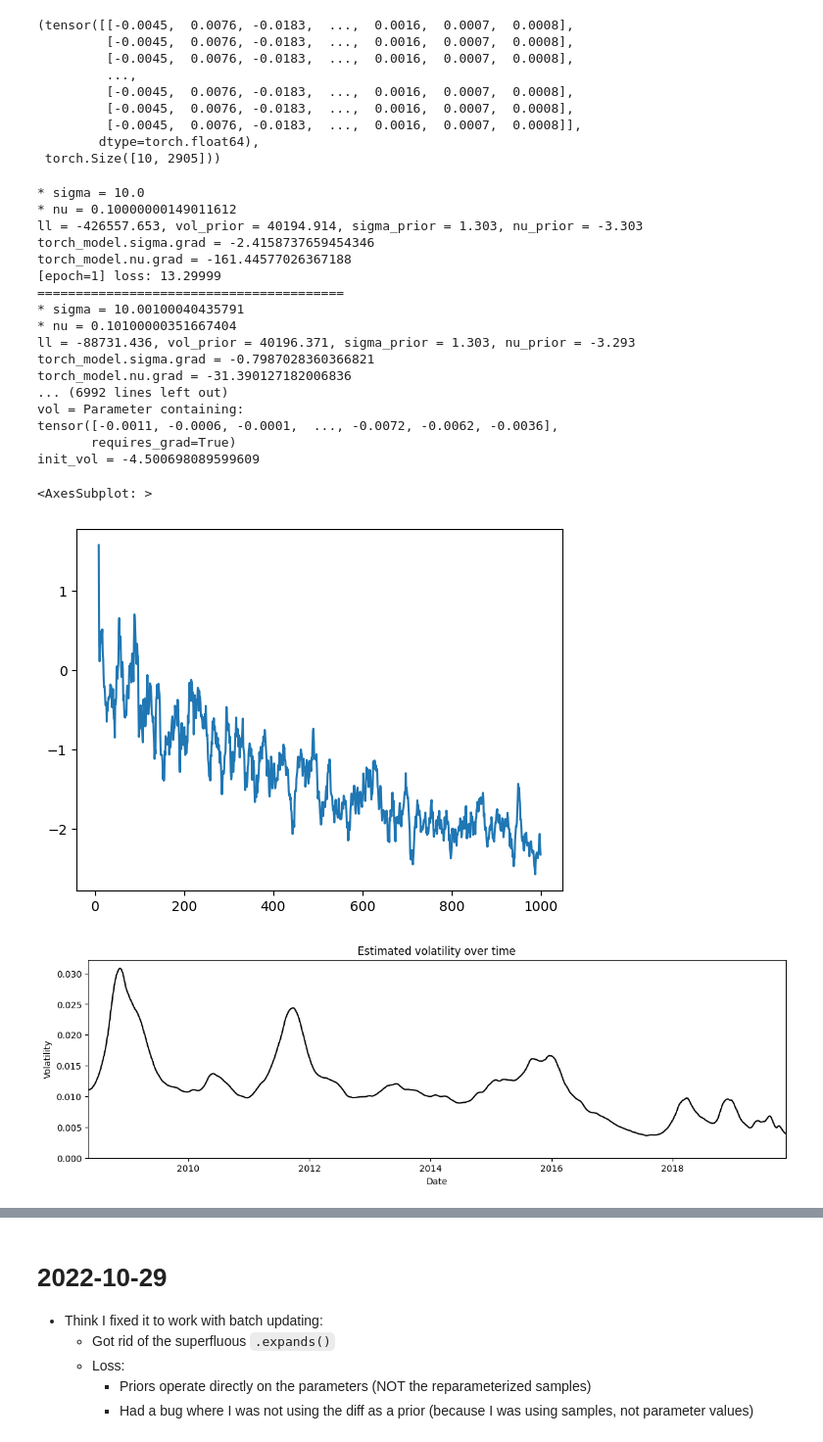
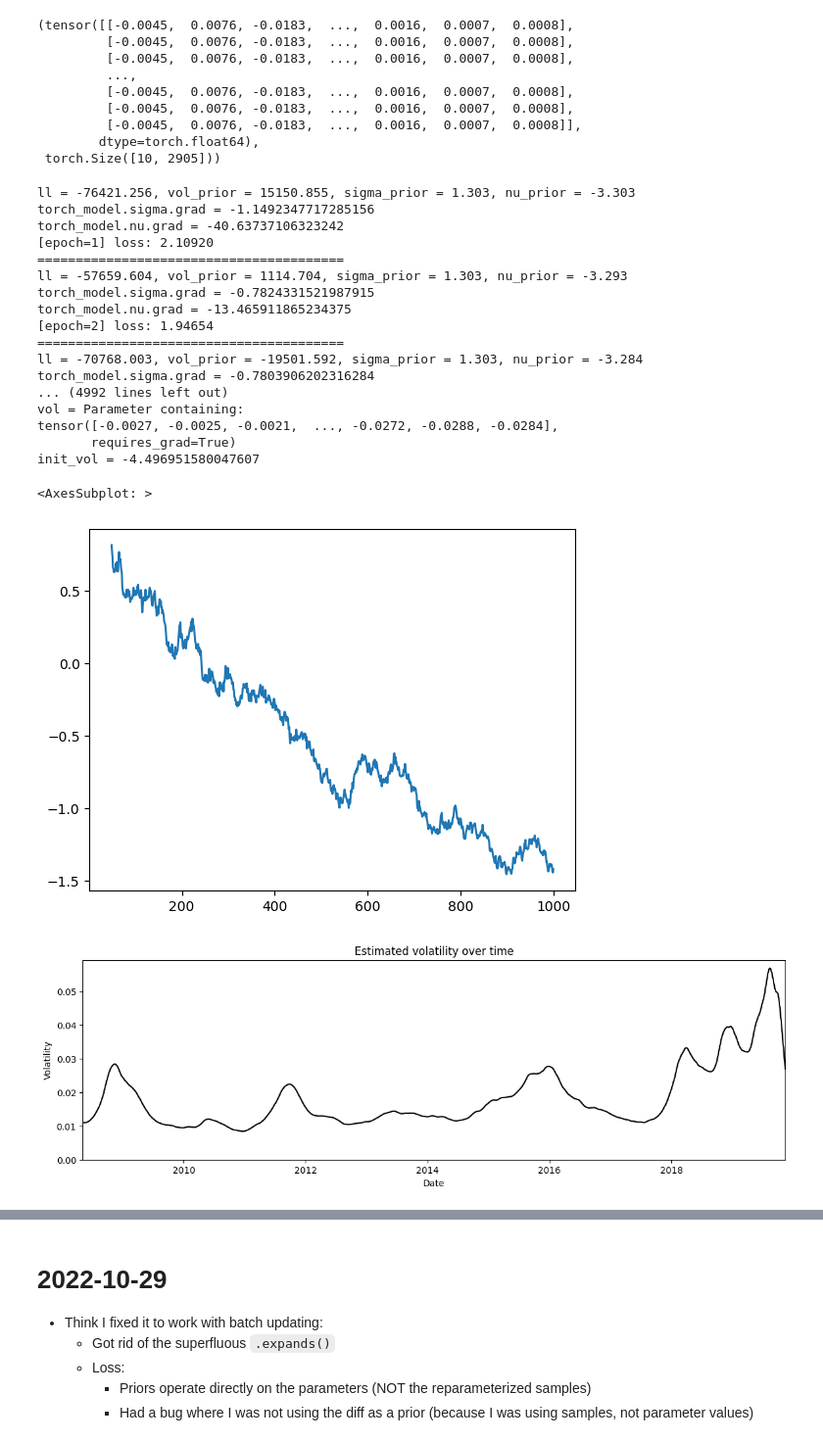
Before and after one commit to bjlkeng/sandbox, a Jupyter notebook: stochastic_langevin/stochastic_volatility.ipynb, the cells around one changed output, grey strips where cells are left out. Shown at 98% size. Drawn from its saved outputs; the diff is of its cells as text; code cells hidden in the pictures.

```diff
--- a/stochastic_langevin/stochastic_volatility.ipynb
+++ b/stochastic_langevin/stochastic_volatility.ipynb
@@ -183,7 +183,7 @@ class StochasticVolatility(nn.Module):
         # See: https://en.wikipedia.org/wiki/Student%27s_t-distribution#In_terms_of_scaling_parameter_%CF%83%CC%82_or_%CF%83%CC%822
         rv = distributions.StudentT(df=(1 / (self.nu + self.EPSILON)) * torch.ones(vol_samples.shape),
                                     loc=torch.zeros(vol_samples.shape),
-                                    scale=torch.exp(vol_samples) + EPSILON)
+                                    scale=torch.exp(vol_samples) + self.EPSILON)
         return rv
 
     def forward(self):
@@ -192,14 +192,6 @@ class StochasticVolatility(nn.Module):
         vol_diffs = vol_rv.rsample()
         vol_samples = self.init_vol + torch.cumsum(vol_diffs, dim=1)
 
-        #print(f'* self.shape = {self.shape}')
-        print(f'* sigma = {self.sigma}')
-        #print(f'* vol = {self.vol}')
-        #print(f'* vol_diffs = {vol_diffs}')
-        #print(f'* vol_samples = {vol_samples}, {vol_samples.shape}')
-        print(f'* nu = {self.nu}')
-        #print(f'* init_vol = {self.init_vol}')
-        #print(f'* t-scale = {torch.exp(vol_samples)}')
         return self.returns_rv(vol_samples).mean, vol_samples
 
     def loss(self, r_obs, vol_samples):
@@ -207,7 +199,8 @@ class StochasticVolatility(nn.Module):
 
         vol_rv = distributions.Normal(loc=torch.zeros(vol_samples.shape),
                                       scale=(1 / self.sigma) * torch.ones(vol_samples.shape))
-        vol_prior = vol_rv.log_prob(self.vol)
+        vol_diffs = torch.diff(vol_samples - self.init_vol, append=torch.zeros(self.shape[0], 1))
+        vol_prior = vol_rv.log_prob(vol_diffs)
 
         # Prior for each timestep
         sigma_prior = self.prior_sigma_rv.log_prob(1 / self.sigma)
@@ -242,62 +235,52 @@ param_group_2 = [torch_model.init_vol]
 param_group_3 = [torch_model.sigma]
 param_group_4 = [torch_model.nu]
 optimizer = optim.Adam(torch_model.parameters(), lr=lr)
-#optimizer = optim.Adam([{'params': param_group_1},
-#                       {'params': param_group_2, 'lr': lr},
-#                       {'params': param_group_3, 'lr': lr},
-#                       {'params': param_group_4, 'lr': lr / 5},
-#                      ],
-#                      lr=lr)
-#lr_scheduler = optim.lr_scheduler.ReduceLROnPlateau(optimizer, mode='min', factor=0.5)
 
 epoch = 0
 loss_seq = []
 for epoch in range(1000):
     torch_model.zero_grad()
 
     r_samples, vol_samples = torch_model()
     loss = torch_model.loss(torch_data, vol_samples)
     loss.backward()
     torch.nn.utils.clip_grad_norm_(torch_model.sigma, max_norm=50.)
-    #torch.nn.utils.clip_grad_norm_(torch_model.vol, max_norm=100.)
-    #print(f'torch_model.vol.grad = {torch_model.vol.grad}')
     print(f'torch_model.sigma.grad = {torch_model.sigma.grad}')
     print(f'torch_model.nu.grad = {torch_model.nu.grad}')
-    #print(f'torch_model.init_vol.grad = {torch_model.init_vol.grad}')
 
     optimizer.step()
 
     print(f'[epoch={epoch+1}] loss: {loss.item():.5f}')
     print(f'========================================')
     loss_seq.append(loss.item())
 
 for name, param in torch_model.named_parameters():
     print(f'{name} = {param}')
     if name in {'sigma', 'nu'}:
         print(f' * 1 / {name} = {1 / param}')
 
 loss_seq = pd.Series(loss_seq)
-loss_seq.rolling(10).mean().plot()
+loss_seq.rolling(50).mean().plot()
 # %% [output]
-* sigma = 10.0
-* nu = 0.10000000149011612
-ll = -426557.653, vol_prior = 40194.914, sigma_prior = 1.303, nu_prior = -3.303
-torch_model.sigma.grad = -2.4158737659454346
-torch_model.nu.grad = -161.44577026367188
-[epoch=1] loss: 13.29999
+ll = -76421.256, vol_prior = 15150.855, sigma_prior = 1.303, nu_prior = -3.303
+torch_model.sigma.grad = -1.1492347717285156
+torch_model.nu.grad = -40.63737106323242
+[epoch=1] loss: 2.10920
 ========================================
-* sigma = 10.00100040435791
-* nu = 0.10100000351667404
-ll = -88731.436, vol_prior = 40196.371, sigma_prior = 1.303, nu_prior = -3.293
-torch_model.sigma.grad = -0.7987028360366821
-torch_model.nu.grad = -31.390127182006836
-... (6992 lines left out)
+ll = -57659.604, vol_prior = 1114.704, sigma_prior = 1.303, nu_prior = -3.293
+torch_model.sigma.grad = -0.7824331521987915
+torch_model.nu.grad = -13.465911865234375
+[epoch=2] loss: 1.94654
+========================================
+ll = -70768.003, vol_prior = -19501.592, sigma_prior = 1.303, nu_prior = -3.284
+torch_model.sigma.grad = -0.7803906202316284
+... (4992 lines left out)
 vol = Parameter containing:
-tensor([-0.0011, -0.0006, -0.0001,  ..., -0.0072, -0.0062, -0.0036],
+tensor([-0.0027, -0.0025, -0.0021,  ..., -0.0272, -0.0288, -0.0284],
        requires_grad=True)
-init_vol = -4.500698089599609
+init_vol = -4.496951580047607
 <AxesSubplot: >
-[figure, old version]
+[figure, new version]
 # %%
 sigma_rv = distributions.Exponential(torch_model.sigma)
 sigma_mean = sigma_rv.mean
@@ -313,4 +296,4 @@ ax.set_xlim(x_vals.min(), x_vals.max())
 ax.set_ylim(bottom=0)
 ax.set(title="Estimated volatility over time", xlabel="Date", ylabel="Volatility");
 # %% [output]
-[figure, old version]
+[figure, new version]
```
Also changed, not shown: parts of 8 cells of this notebook.
